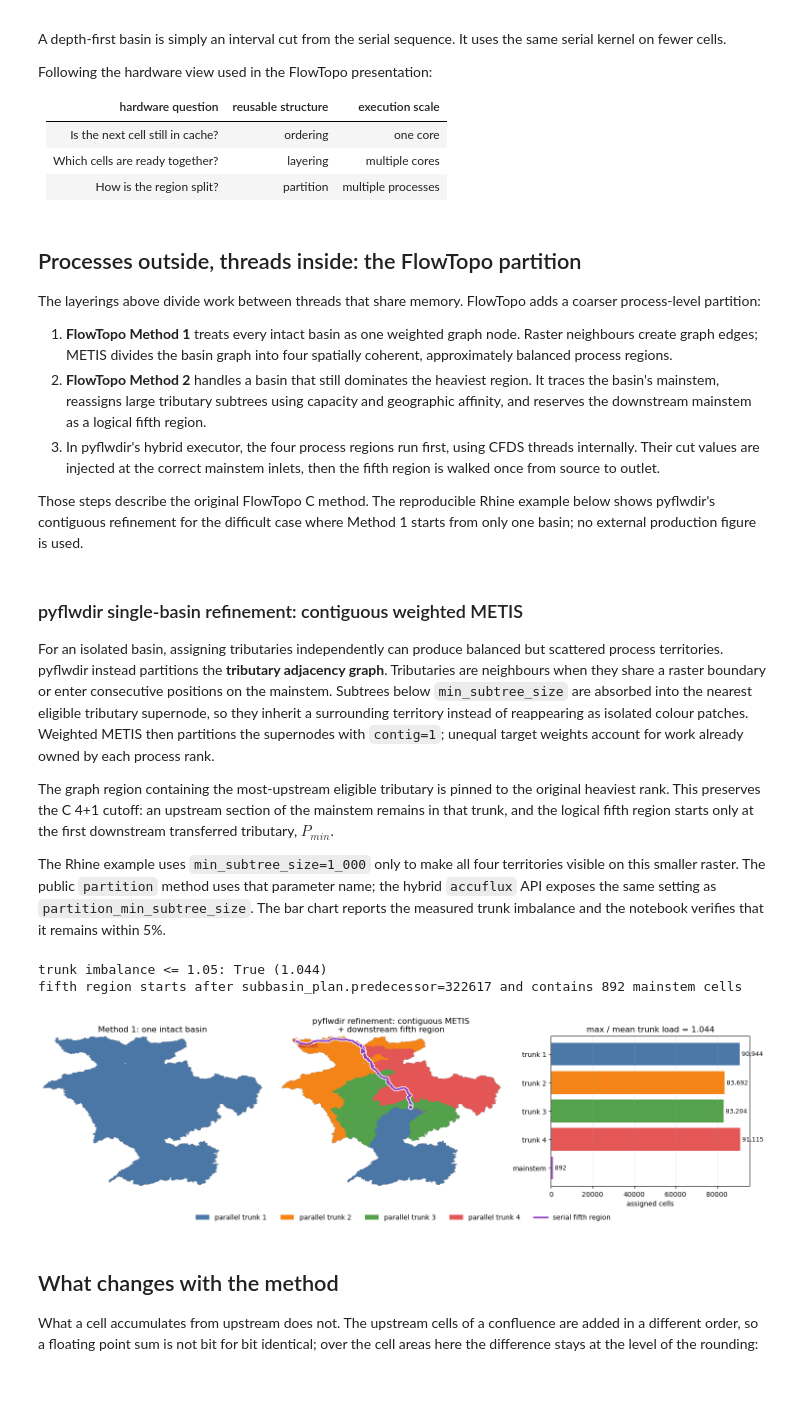
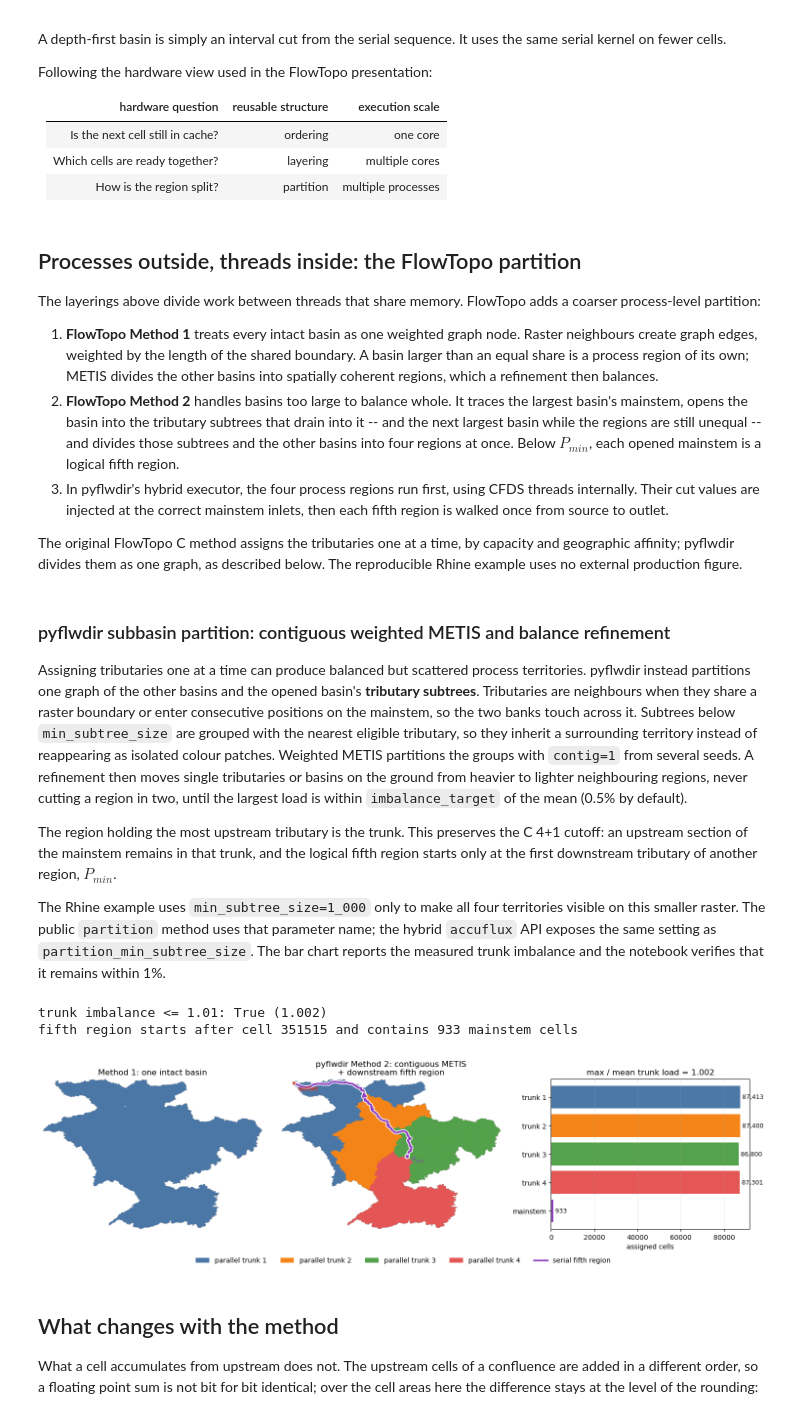
Before and after one commit to Deltares/pyflwdir, a Jupyter notebook: examples/ordering.ipynb, the cells around one changed output. Drawn from its saved outputs; the diff is of its cells as text; code cells hidden in the pictures; blank space fills up the shorter version.

```diff
--- a/examples/ordering.ipynb
+++ b/examples/ordering.ipynb
@@ -352,41 +352,45 @@ The layerings above divide work between threads that share memory. FlowTopo adds
 coarser process-level partition:
 
 1. **FlowTopo Method 1** treats every intact basin as one weighted graph node. Raster
-   neighbours create graph edges; METIS divides the basin graph into four spatially
-   coherent, approximately balanced process regions.
-2. **FlowTopo Method 2** handles a basin that still dominates the heaviest region. It
-   traces the basin's mainstem, reassigns large tributary subtrees using capacity and
-   geographic affinity, and reserves the downstream mainstem as a logical fifth
-   region.
+   neighbours create graph edges, weighted by the length of the shared boundary. A
+   basin larger than an equal share is a process region of its own; METIS divides the
+   other basins into spatially coherent regions, which a refinement then balances.
+2. **FlowTopo Method 2** handles basins too large to balance whole. It traces the
+   largest basin's mainstem, opens the basin into the tributary subtrees that drain
+   into it -- and the next largest basin while the regions are still unequal -- and
+   divides those subtrees and the other basins into four regions at once. Below
+   $P_{min}$, each opened mainstem is a logical fifth region.
 3. In pyflwdir's hybrid executor, the four process regions run first, using CFDS
    threads internally. Their cut values are injected at the correct mainstem inlets,
-   then the fifth region is walked once from source to outlet.
+   then each fifth region is walked once from source to outlet.
 
-Those steps describe the original FlowTopo C method. The reproducible Rhine
-example below shows pyflwdir's contiguous refinement for the difficult case where
-Method 1 starts from only one basin; no external production figure is used.
+The original FlowTopo C method assigns the tributaries one at a time, by capacity
+and geographic affinity; pyflwdir divides them as one graph, as described below.
+The reproducible Rhine example uses no external production figure.
 # %% [markdown]
-### pyflwdir single-basin refinement: contiguous weighted METIS
+### pyflwdir subbasin partition: contiguous weighted METIS and balance refinement
 
-For an isolated basin, assigning tributaries independently can produce balanced but
-scattered process territories. pyflwdir instead partitions the **tributary adjacency
-graph**. Tributaries are neighbours when they share a raster boundary or enter
-consecutive positions on the mainstem. Subtrees below `min_subtree_size` are absorbed
-into the nearest eligible tributary supernode, so they inherit a surrounding territory
-instead of reappearing as isolated colour patches. Weighted METIS then partitions the
-supernodes with `contig=1`; unequal target weights account for work already owned by
-each process rank.
+Assigning tributaries one at a time can produce balanced but scattered process
+territories. pyflwdir instead partitions one graph of the other basins and the
+opened basin's **tributary subtrees**. Tributaries are neighbours when they share a
+raster boundary or enter consecutive positions on the mainstem, so the two banks touch
+across it. Subtrees below `min_subtree_size` are grouped with the nearest eligible
+tributary, so they inherit a surrounding territory instead of reappearing as isolated
+colour patches. Weighted METIS partitions the groups with `contig=1` from several
+seeds. A refinement then moves single tributaries or basins on the ground from heavier
+to lighter neighbouring regions, never cutting a region in two, until the largest load
+is within `imbalance_target` of the mean (0.5% by default).
 
-The graph region containing the most-upstream eligible tributary is pinned to the
-original heaviest rank. This preserves the C 4+1 cutoff: an upstream section of the
-mainstem remains in that trunk, and the logical fifth region starts only at the first
-downstream transferred tributary, $P_{min}$.
+The region holding the most upstream tributary is the trunk. This preserves the C 4+1
+cutoff: an upstream section of the mainstem remains in that trunk, and the logical
+fifth region starts only at the first downstream tributary of another region,
+$P_{min}$.
 
 The Rhine example uses `min_subtree_size=1_000` only to make all four territories
 visible on this smaller raster. The public `partition` method uses that parameter name;
 the hybrid `accuflux` API exposes the same setting as
 `partition_min_subtree_size`. The bar chart reports the measured trunk imbalance and
-the notebook verifies that it remains within 5%.
+the notebook verifies that it remains within 1%.
 # %%
 from matplotlib import patheffects
 from matplotlib.colors import ListedColormap
@@ -498,50 +502,51 @@ direction.arrow_patch.set_path_effects(
         patheffects.Normal(),
     ]
 )
-axes[1].set_title("pyflwdir refinement: contiguous METIS\n+ downstream fifth region")
+axes[1].set_title("pyflwdir Method 2: contiguous METIS\n+ downstream fifth region")
 axes[1].axis("off")
 
 mainstem_cells = subbasin_plan.mainstem.size
 trunk_imbalance = subbasin_load.max() / subbasin_load.mean()
-print(f"trunk imbalance <= 1.05: {trunk_imbalance <= 1.05} ({trunk_imbalance:.3f})")
-print(
-    f"fifth region starts after {subbasin_plan.predecessor=} "
-    f"and contains {mainstem_cells:,} mainstem cells"
-)
+print(f"trunk imbalance <= 1.01: {trunk_imbalance <= 1.01} ({trunk_imbalance:.3f})")
+for stem in subbasin_plan.stems:
+    print(
+        f"fifth region starts after cell {stem.predecessor} "
+        f"and contains {stem.mainstem.size:,} mainstem cells"
+    )
 
 labels = [f"trunk {rank + 1}" for rank in range(4)] + ["mainstem"]
 values = list(subbasin_load.astype(int)) + [mainstem_cells]
 axes[2].barh(labels, values, color=process_colors + [mainstem_color])
 axes[2].invert_yaxis()
 axes[2].set_xlabel("assigned cells")
 axes[2].set_title(f"max / mean trunk load = {trunk_imbalance:.3f}")
 axes[2].grid(axis="x", alpha=0.25)
 for row, value in enumerate(values):
     axes[2].text(value, row, f" {value:,}", va="center", fontsize=9)
 
 legend = [
     Patch(facecolor=color, label=f"parallel trunk {rank + 1}")
     for rank, color in enumerate(process_colors)
 ]
 legend.append(
     Line2D(
         [0],
         [0],
         color=mainstem_color,
         linewidth=2.4,
         path_effects=[
             patheffects.Stroke(linewidth=4.8, foreground="white"),
             patheffects.Normal(),
         ],
         label="serial fifth region",
     )
 )
 fig.legend(handles=legend, loc="outside lower center", ncol=5, frameon=False)
 plt.show()
 # %% [output]
-trunk imbalance <= 1.05: True (1.044)
-fifth region starts after subbasin_plan.predecessor=322617 and contains 892 mainstem cells
+trunk imbalance <= 1.01: True (1.002)
+fifth region starts after cell 351515 and contains 933 mainstem cells
-[figure, old version]
+[figure, new version]
 # %% [markdown]
 ## What changes with the method
 
```
Also changed, not shown: 5 other files.
